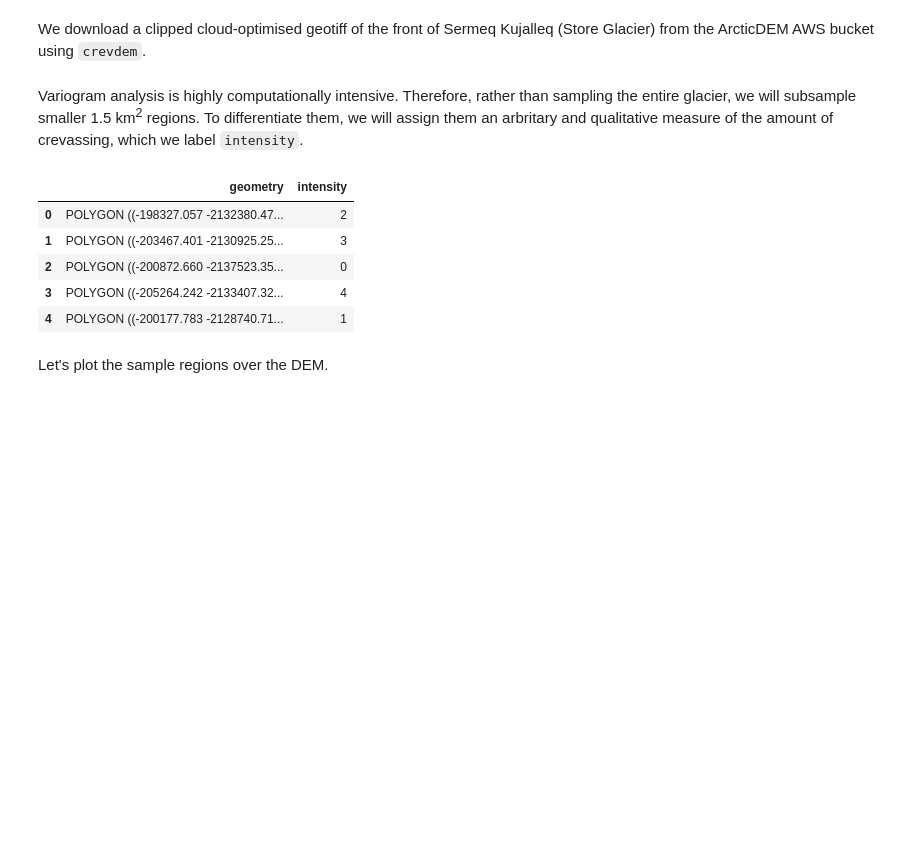
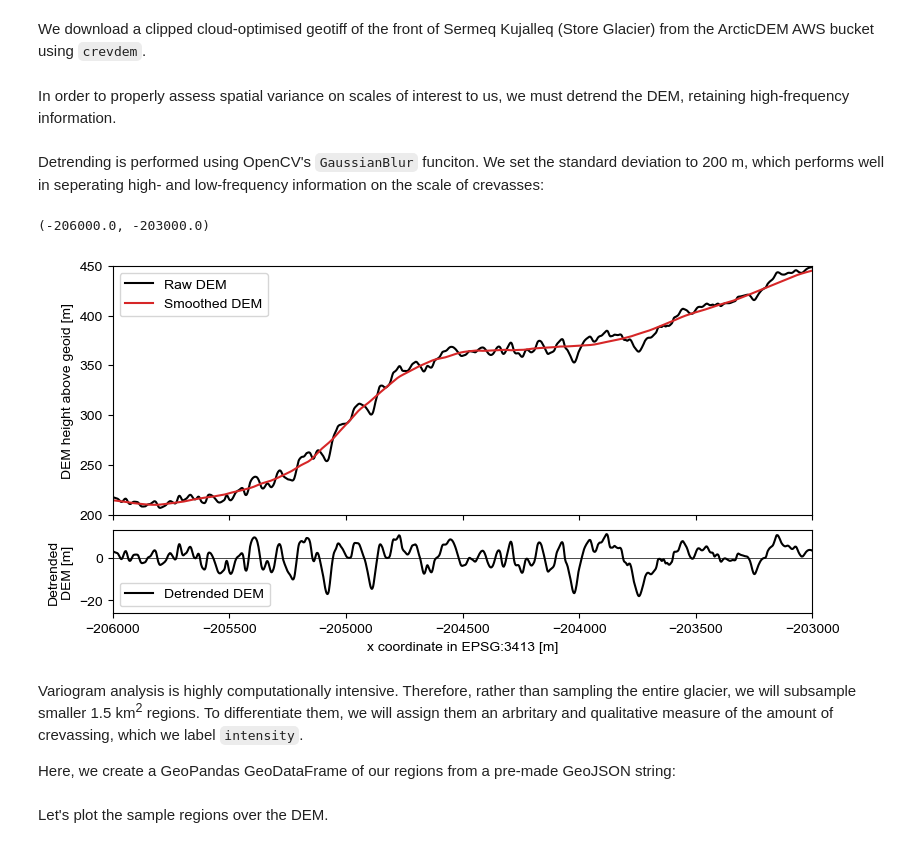
Before and after one commit to trchudley/crevdem, a Jupyter notebook: notebooks/variogram_notebook.ipynb, the cells around one changed output. Cells and saved outputs as stored; diff of their text form; code cells hidden in the pictures; blank space fills up the shorter version.

```diff
--- a/notebooks/variogram_notebook.ipynb
+++ b/notebooks/variogram_notebook.ipynb
@@ -27,7 +25,7 @@ from sklearn.preprocessing import QuantileTransformer
 from skgstat import models
 # %%
 plt.rcParams['figure.constrained_layout.use'] = True
-plt.rcParams['font.sans-serif'] = "Helvetica"
+plt.rcParams['font.sans-serif'] = "Arial"
 # %% [markdown]
 ## Loading the DEM and AOIs
 # %% [markdown]
@@ -40,3 +38,5 @@ dem_id = 'SETSM_s2s041_WV02_20210615_10300100BF211400_10300100C06DF000_2m_lsf_se
 aoi = -211000, -2.138e6, -198000, -2.126e6
 # %%
 dem = crevdem.load_aws(dataset='arcticdem', geocell=geocell, dem_id=dem_id, bounds=aoi)
+# %% [markdown]
+In order to properly assess spatial variance on scales of interest to us, we must detrend the DEM, retaining high-frequency information.
@@ -43,3 +45,32 @@ dem = crevdem.load_aws(dataset='arcticdem', geocell=geocell, dem_id=dem_id, boun
+# %% [markdown]
+Detrending is performed using OpenCV's `GaussianBlur` funciton. We set the standard deviation to 200 m, which performs well in seperating high- and low-frequency information on the scale of crevasses:
+# %%
+fig, axes = plt.subplots(nrows=2, sharex=True, height_ratios=[3,1], figsize=(8,4))
+
+i = 2000
+distance = dem.x.values
+
+ax = axes[0]
+ax.plot(distance, dem.values[i,:], c='k', label='Raw DEM')
+ax.plot(distance, dem.values[i,:] - dem_detrend.values[i,:] , c='tab:red', label='Smoothed DEM')
+
+ax.legend()
+ax.set_ylabel('DEM height above geoid [m]')
+ax.set_ylim(200, 450)
+
+ax = axes[1]
+ax.plot(distance, dem_detrend.values[i,:], c='k', label='Detrended DEM')
+ax.legend()
+ax.axhline(0, color='k', lw=.5, zorder=0)
+ax.set_ylabel('Detrended\nDEM [m]')
+
+ax.set_xlabel('x coordinate in EPSG:3413 [m]')
+ax.set_xlim(-206000, -203000)
+# %% [output]
+(-206000.0, -203000.0)
+[figure, added]
 # %% [markdown]
 Variogram analysis is highly computationally intensive. Therefore, rather than sampling the entire glacier, we will subsample smaller 1.5 km<sup>2</sup> regions. To differentiate them, we will assign them an arbritary and qualitative measure of the amount of crevassing, which we label `intensity`.
+
+Here, we create a GeoPandas GeoDataFrame of our regions from a pre-made GeoJSON string:
 # %%
@@ -47,14 +78,5 @@ regions_geojson_string = '{"type": "FeatureCollection", "features": [{"id": "0",
 regions_geojson = json.loads(regions_geojson_string)
 regions = gpd.GeoDataFrame.from_features(regions_geojson['features'], crs=3413)
-
-regions
-# %% [output]
-|  | geometry | intensity |
-| 0 | POLYGON ((-198327.057 -2132380.47... | 2 |
-| 1 | POLYGON ((-203467.401 -2130925.25... | 3 |
-| 2 | POLYGON ((-200872.660 -2137523.35... | 0 |
-| 3 | POLYGON ((-205264.242 -2133407.32... | 4 |
-| 4 | POLYGON ((-200177.783 -2128740.71... | 1 |
 # %% [markdown]
 Let's plot the sample regions over the DEM.
 # %%
```
Also changed, not shown: parts of 11 cells of this notebook, 11 other files.
